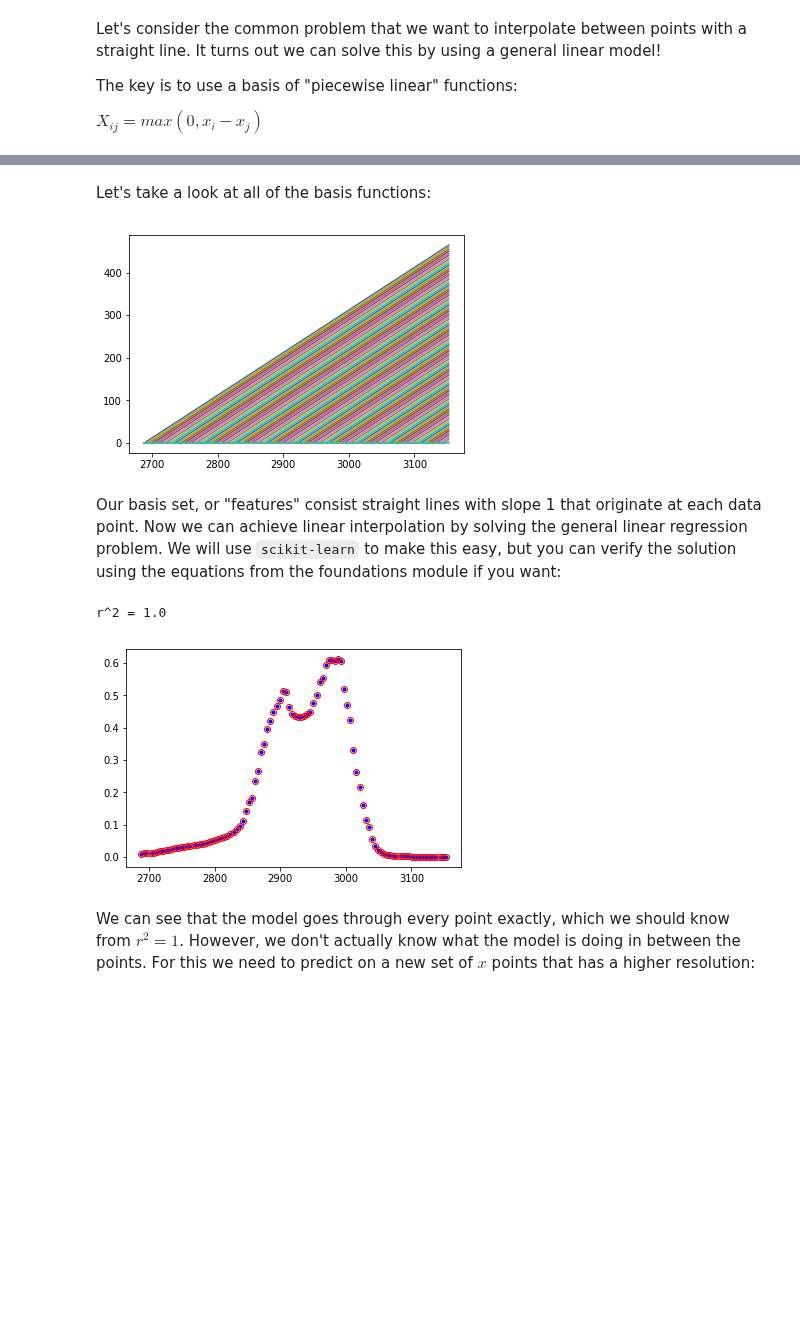
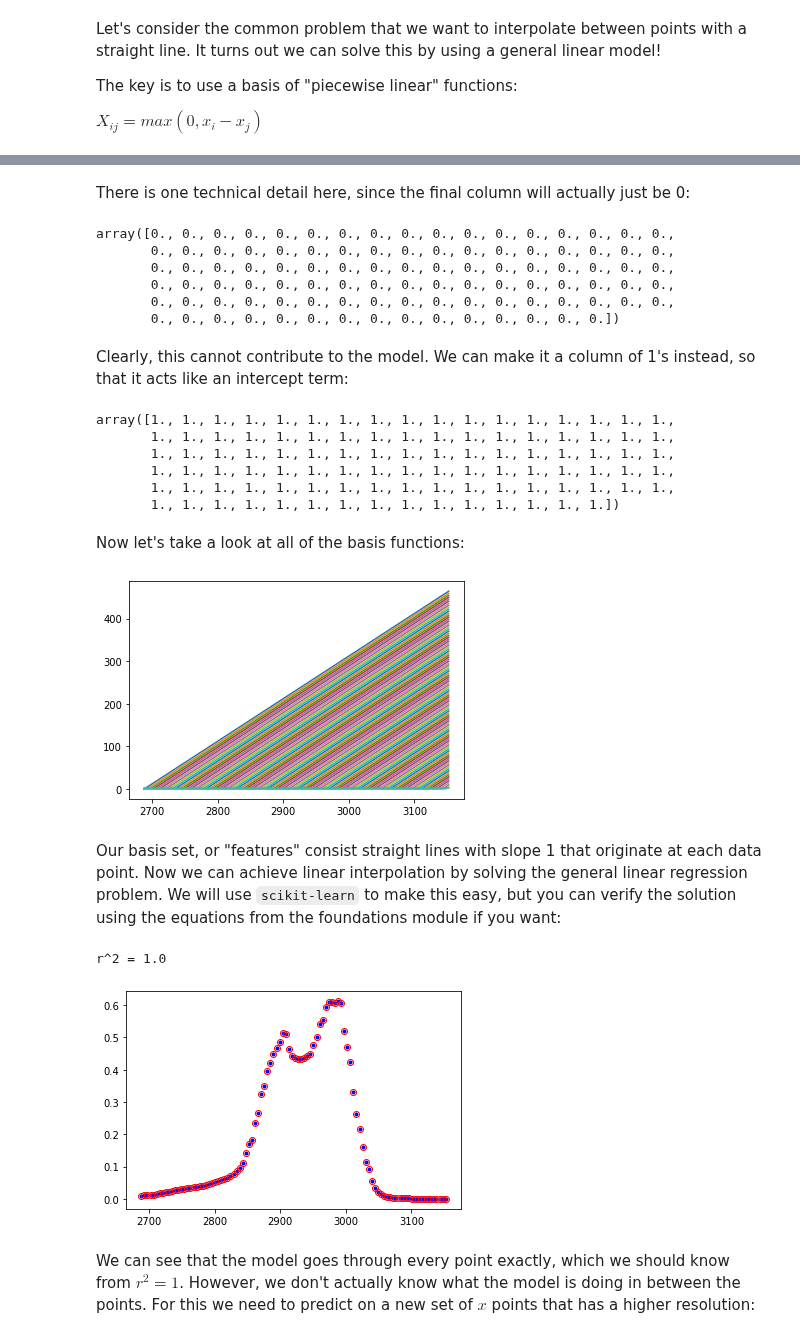
Before and after one commit to medford-group/data_analytics_ChE, a Jupyter notebook: 2-regression/lecture-non_parametric_models.ipynb, the cells around one changed output, grey strips where cells are left out. Cells and saved outputs as stored; diff of their text form; code cells hidden in the pictures; blank space fills up the shorter version.

```diff
--- a/2-regression/lecture-non_parametric_models.ipynb
+++ b/2-regression/lecture-non_parametric_models.ipynb
@@ -95,28 +95,51 @@ ax.plot(x_peak, X[:,50]);
+# %% [markdown]
+There is one technical detail here, since the final column will actually just be 0:
+# %%
+X[:,-1]
+# %% [output]
+array([0., 0., 0., 0., 0., 0., 0., 0., 0., 0., 0., 0., 0., 0., 0., 0., 0.,
+       0., 0., 0., 0., 0., 0., 0., 0., 0., 0., 0., 0., 0., 0., 0., 0., 0.,
+       0., 0., 0., 0., 0., 0., 0., 0., 0., 0., 0., 0., 0., 0., 0., 0., 0.,
+       0., 0., 0., 0., 0., 0., 0., 0., 0., 0., 0., 0., 0., 0., 0., 0., 0.,
+       0., 0., 0., 0., 0., 0., 0., 0., 0., 0., 0., 0., 0., 0., 0., 0., 0.,
+       0., 0., 0., 0., 0., 0., 0., 0., 0., 0., 0., 0., 0., 0., 0.])
+# %% [markdown]
+Clearly, this cannot contribute to the model. We can make it a column of 1's instead, so that it acts like an intercept term:
+# %%
+X[:,-1] += 1
+X[:, -1]
+# %% [output]
+array([1., 1., 1., 1., 1., 1., 1., 1., 1., 1., 1., 1., 1., 1., 1., 1., 1.,
+       1., 1., 1., 1., 1., 1., 1., 1., 1., 1., 1., 1., 1., 1., 1., 1., 1.,
+       1., 1., 1., 1., 1., 1., 1., 1., 1., 1., 1., 1., 1., 1., 1., 1., 1.,
+       1., 1., 1., 1., 1., 1., 1., 1., 1., 1., 1., 1., 1., 1., 1., 1., 1.,
+       1., 1., 1., 1., 1., 1., 1., 1., 1., 1., 1., 1., 1., 1., 1., 1., 1.,
+       1., 1., 1., 1., 1., 1., 1., 1., 1., 1., 1., 1., 1., 1., 1.])
 # %% [markdown]
-Let's take a look at all of the basis functions:
+Now let's take a look at all of the basis functions:
 # %%
 fig, ax = plt.subplots()
 for i in range(len(x_peak)):
     ax.plot(x_peak, X[:,i]);
 # %% [output]
-[figure, old version]
+[figure, new version]
 # %% [markdown]
 Our basis set, or "features" consist straight lines with slope 1 that originate at each data point. Now we can achieve linear interpolation by solving the general linear regression problem. We will use `scikit-learn` to make this easy, but you can verify the solution using the equations from the foundations module if you want:
 # %%
 from sklearn.linear_model import LinearRegression
 
-model = LinearRegression() #create a linear regression model instance
+model = LinearRegression(fit_intercept=False) #create a linear regression model instance (no intercept needed)
 model.fit(X, y_peak) #fit the model
 r2 = model.score(X, y_peak) #get the "score", which is equivalent to r^2
 
 yhat = model.predict(X) #create the model prediction
 
 fig, ax = plt.subplots()
 ax.plot(x_peak, y_peak, '.b')
 ax.plot(x_peak, yhat, 'or', markerfacecolor='none')
 print('r^2 = {}'.format(r2))
 # %% [output]
 r^2 = 1.0
-[figure, old version]
+[figure, new version]
 # %% [markdown]
 We can see that the model goes through every point exactly, which we should know from $r^2=1$. However, we don't actually know what the model is doing in between the points. For this we need to predict on a new set of $x$ points that has a higher resolution:
```
Also changed, not shown: parts of 8 cells of this notebook.
